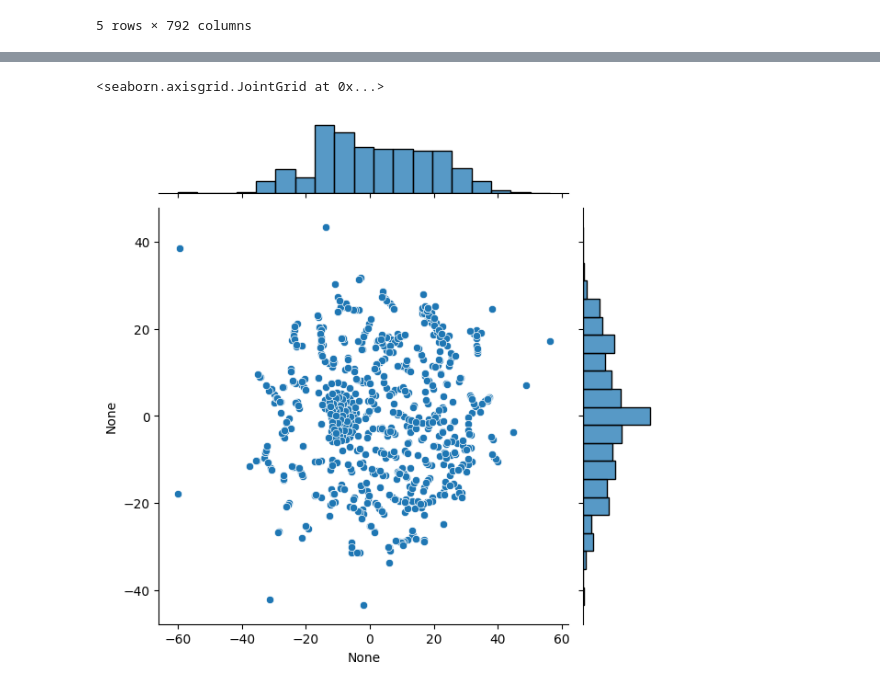
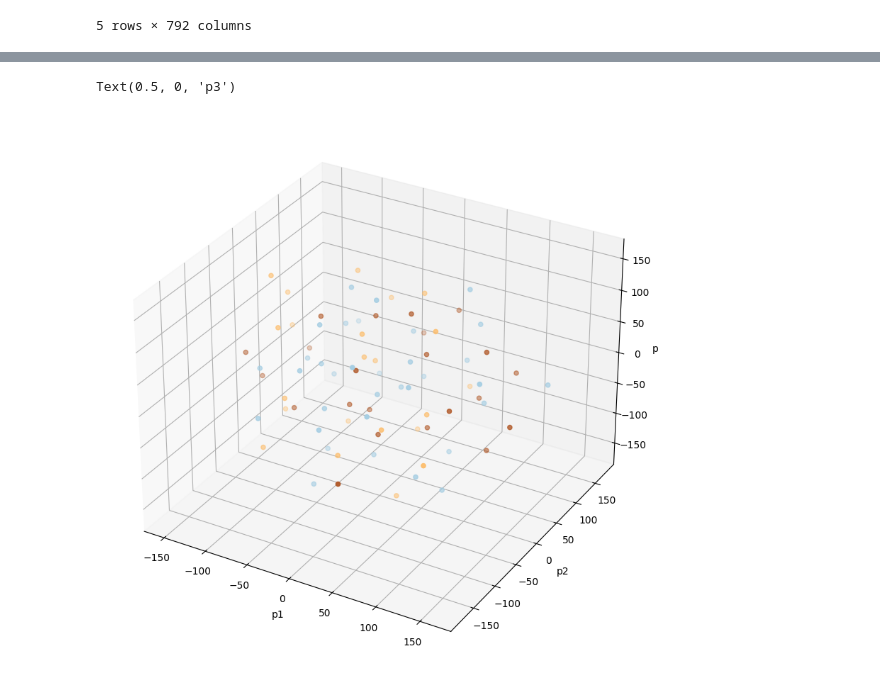
Before and after one commit to NCBI-Codeathons/mlxai-2024-team-bhushan, a Jupyter notebook: notebooks/pca-tsne.ipynb, the cells around one changed output, grey strips where cells are left out. Cells and saved outputs as stored; diff of their text form; code cells hidden in the pictures.

```diff
--- a/notebooks/pca-tsne.ipynb
+++ b/notebooks/pca-tsne.ipynb
@@ -62,0 +63,21 @@ ax.tick_params(axis='x', rotation=60)
+# %%
+out = pipeline.transform(df.values)
+pca = pd.DataFrame()
+pca.index = meta.index
+pca['p1'] = out[:,0]
+pca['p2'] = out[:,1]
+pca['p3'] = out[:,2]
+pca['diagnosis'] = pd.factorize(meta['Diagnosis'])[0]
+
+fig = plt.figure(figsize=(16,10))
+ax = fig.add_subplot(projection='3d')
+ax.scatter(
+    xs=pca.p1,
+    ys=pca.p2,
+    zs=pca.p3,
+    c=pca.diagnosis,
+    cmap='Paired'
+)
+ax.set_xlabel('p1')
+ax.set_ylabel('p2')
+ax.set_zlabel('p3')
@@ -63,15 +87,21 @@ ax.tick_params(axis='x', rotation=60)
 # %%
 from sklearn.manifold import TSNE
 
-tsne = TSNE(n_components=2, perplexity=30, learning_rate=50)
-tsne_data = tsne.fit_transform(np.transpose(df.values))
+tsne = TSNE(n_components=3, perplexity=30, learning_rate=100)
+tsne_data = tsne.fit_transform(df.values)
 
-sns.jointplot(x=tsne_data[:, 0], y=tsne_data[:, 1], kind='scatter')
-
-for line in range(0,tsne_data.shape[0]):
-     p1.text(tsne_data[line, ]+0.01, df_iris.sepal_width[line],
-     df_iris.species[line], horizontalalignment='left',
-     size='medium', color='black', weight='semibold')
+fig = plt.figure(figsize=(16,10))
+ax = fig.add_subplot(projection='3d')
+ax.scatter(
+    xs=tsne_data[:,0],
+    ys=tsne_data[:,1],
+    zs=tsne_data[:,2],
+    c=pca.diagnosis,
+    cmap='Paired'
+)
+ax.set_xlabel('p1')
+ax.set_ylabel('p2')
+ax.set_zlabel('p3')
 # %% [output]
-<seaborn.axisgrid.JointGrid at 0x...>
+Text(0.5, 0, 'p3')
-[figure, old version]
+[figure, new version]
```
Also changed, not shown: parts of 4 cells of this notebook.
